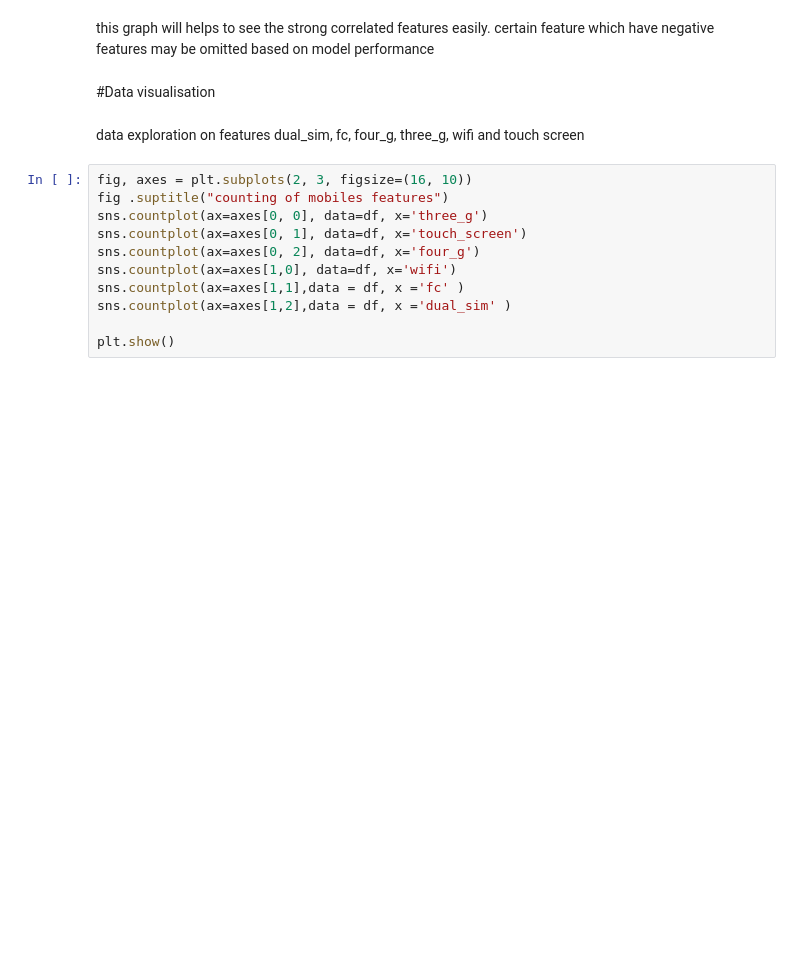
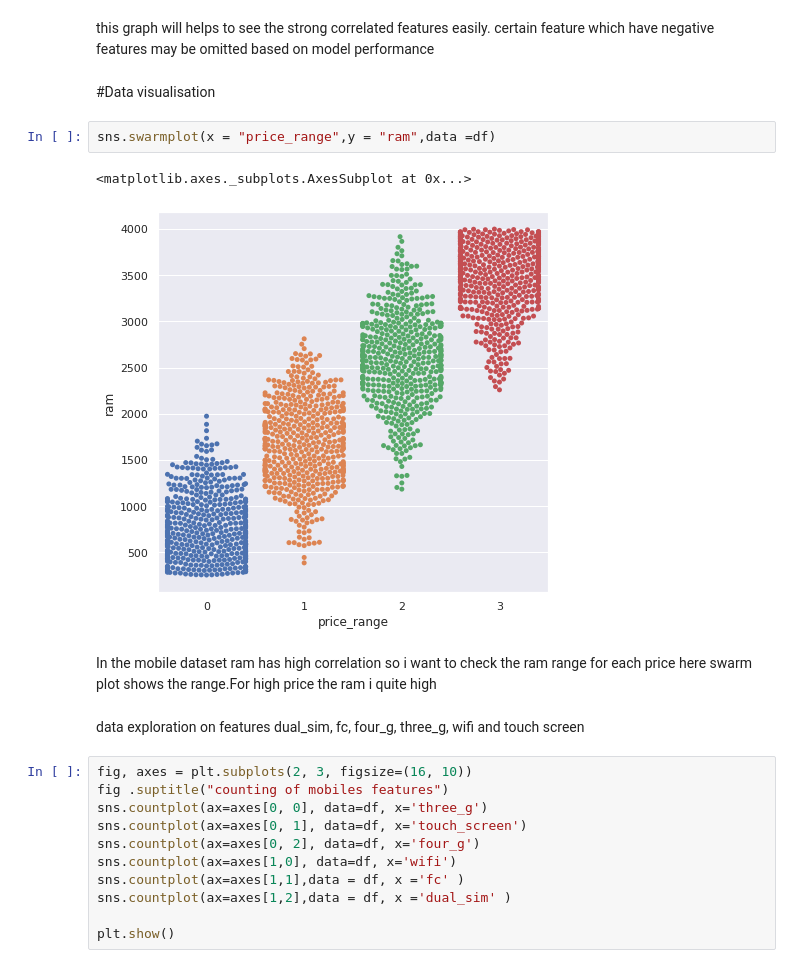
Before and after one commit to Jayasri001/mobile-price-classification, a Jupyter notebook: mobile_classification.ipynb, the cells around one changed output. Saved outputs shown, nothing was run; the diff lists cells and outputs as text; blank space fills up the shorter version.

```diff
--- a/mobile_classification.ipynb
+++ b/mobile_classification.ipynb
@@ -232,6 +232,13 @@ sns.barplot(corrpric,corrpric.index)
 this graph will helps to see the strong correlated features easily. certain feature which have negative features may be omitted based on model performance
 # %% [markdown]
 #Data visualisation
+# %%
+sns.swarmplot(x = "price_range",y = "ram",data =df)
+# %% [output]
+<matplotlib.axes._subplots.AxesSubplot at 0x...>
+[figure, added]
+# %% [markdown]
+In the mobile dataset ram has high correlation so i want to check the ram range for each price here swarm plot shows the range.For high price the ram i quite high
 # %% [markdown]
 data exploration on features dual_sim, fc, four_g, three_g, wifi and touch screen
 # %%
```
